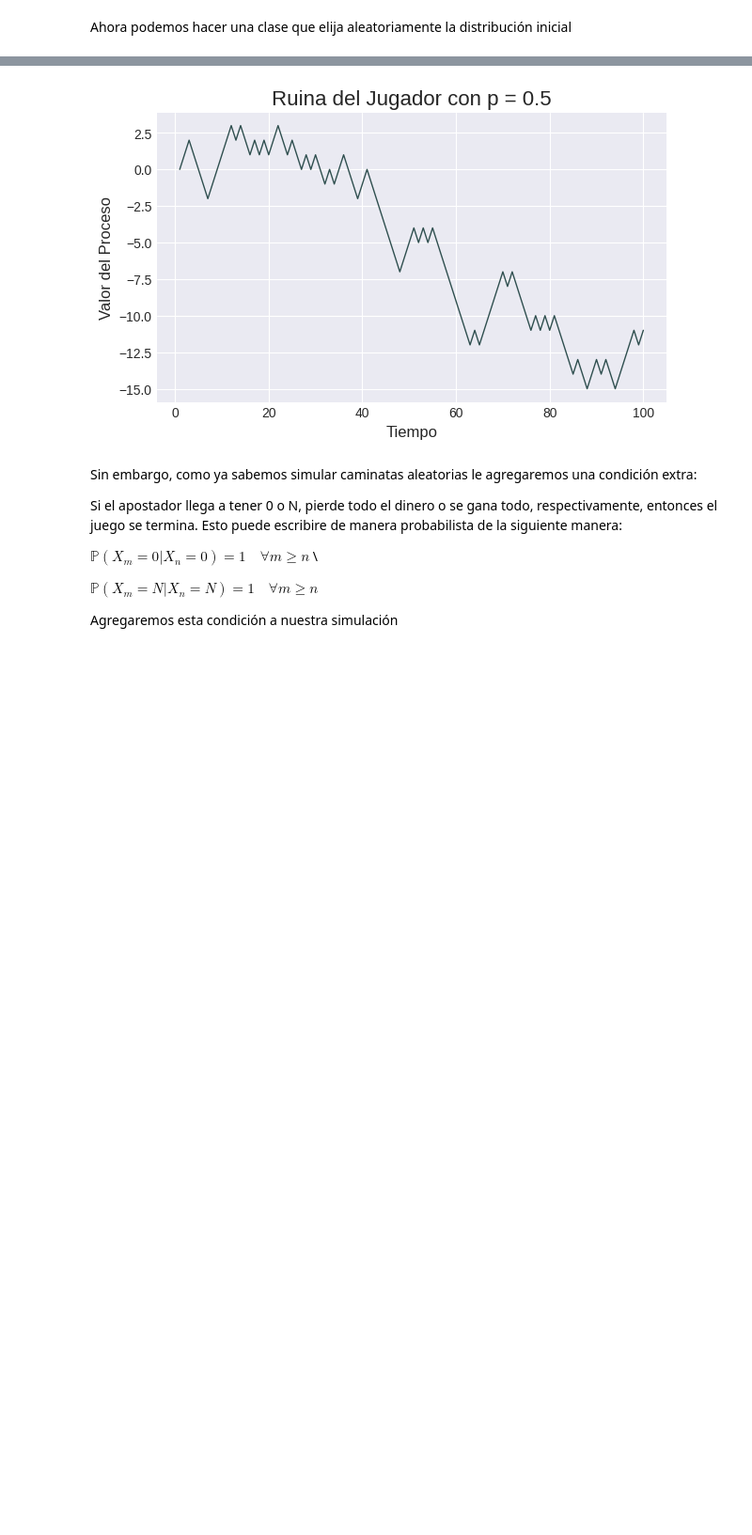
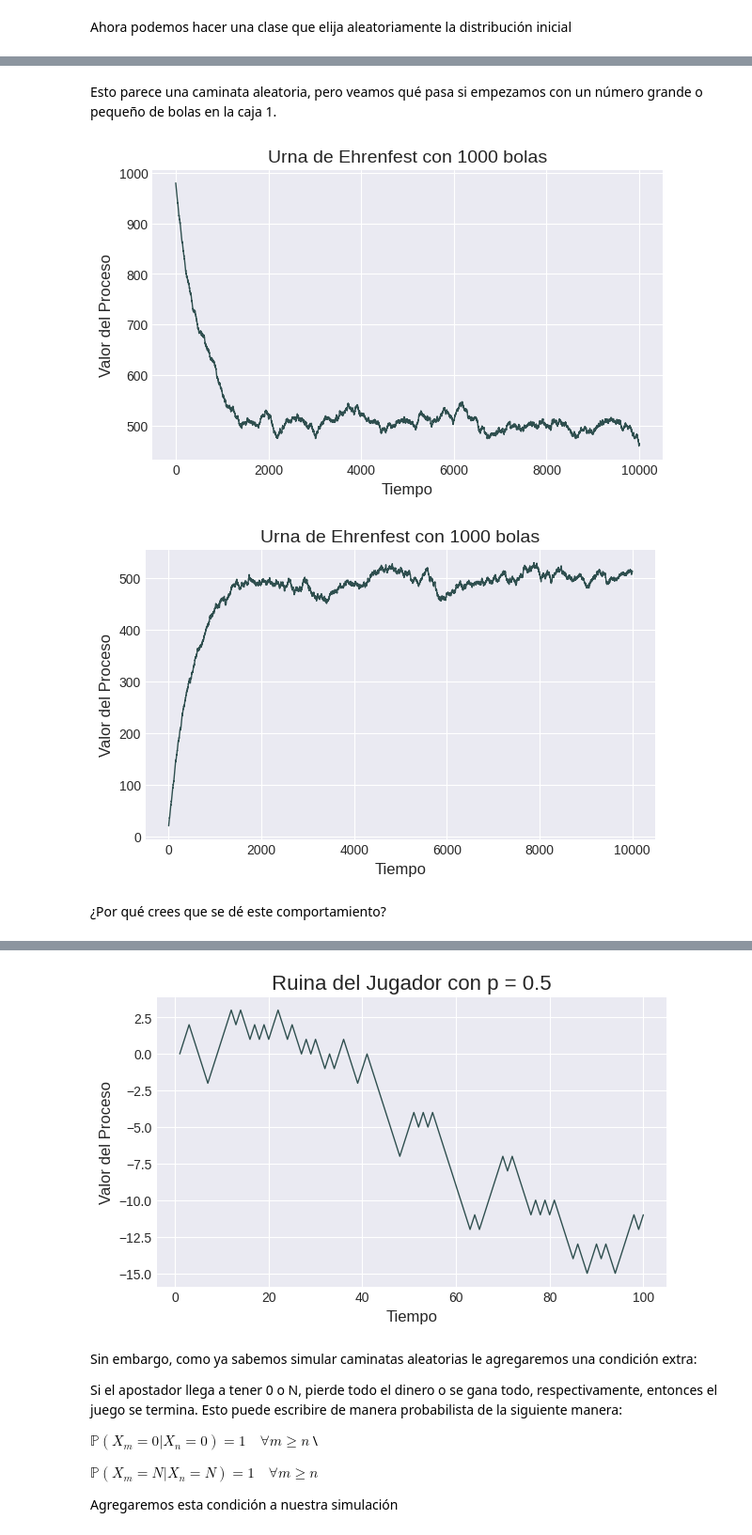
Before and after one commit to eliasegn/ProcesosI, a Jupyter notebook: CM2_EhrenfestyRuina.ipynb, the cells around one changed output, grey strips where cells are left out. Shown at 94% size. Drawn from its saved outputs; the diff is of its cells as text; code cells hidden in the pictures; blank space fills up the shorter version.

```diff
--- a/CM2_EhrenfestyRuina.ipynb
+++ b/CM2_EhrenfestyRuina.ipynb
@@ -87,3 +87,18 @@ ue2.plot()
+# %% [markdown]
+Esto parece una caminata aleatoria, pero veamos qué pasa si empezamos con un número grande o pequeño de bolas en la caja 1.
+# %%
+ue3 = UrnaEhrenfestAleatoria(10000, 1000, 980)
+ue3.simular()
+ue3.plot()
+
+ue4 = UrnaEhrenfestAleatoria(10000, 1000, 20)
+ue4.simular()
+ue4.plot()
+# %% [output]
+[figure, added]
+[figure, added]
+# %% [markdown]
+¿Por qué crees que se dé este comportamiento?
 # %% [markdown]
 ### Ruina del Jugador
 ![](https://media.istockphoto.com/id/1158005632/es/foto/el-crupier-sostiene-una-bola-de-ruleta-en-un-casino-en-la-mano.jpg?s=612x612&w=0&k=20&c=8oruAF1PQdov8bHkHcKSuI2dRz6tcuKIlibwNgVY_qc=)
```
Also changed, not shown: parts of 4 cells of this notebook, 3 other files.
